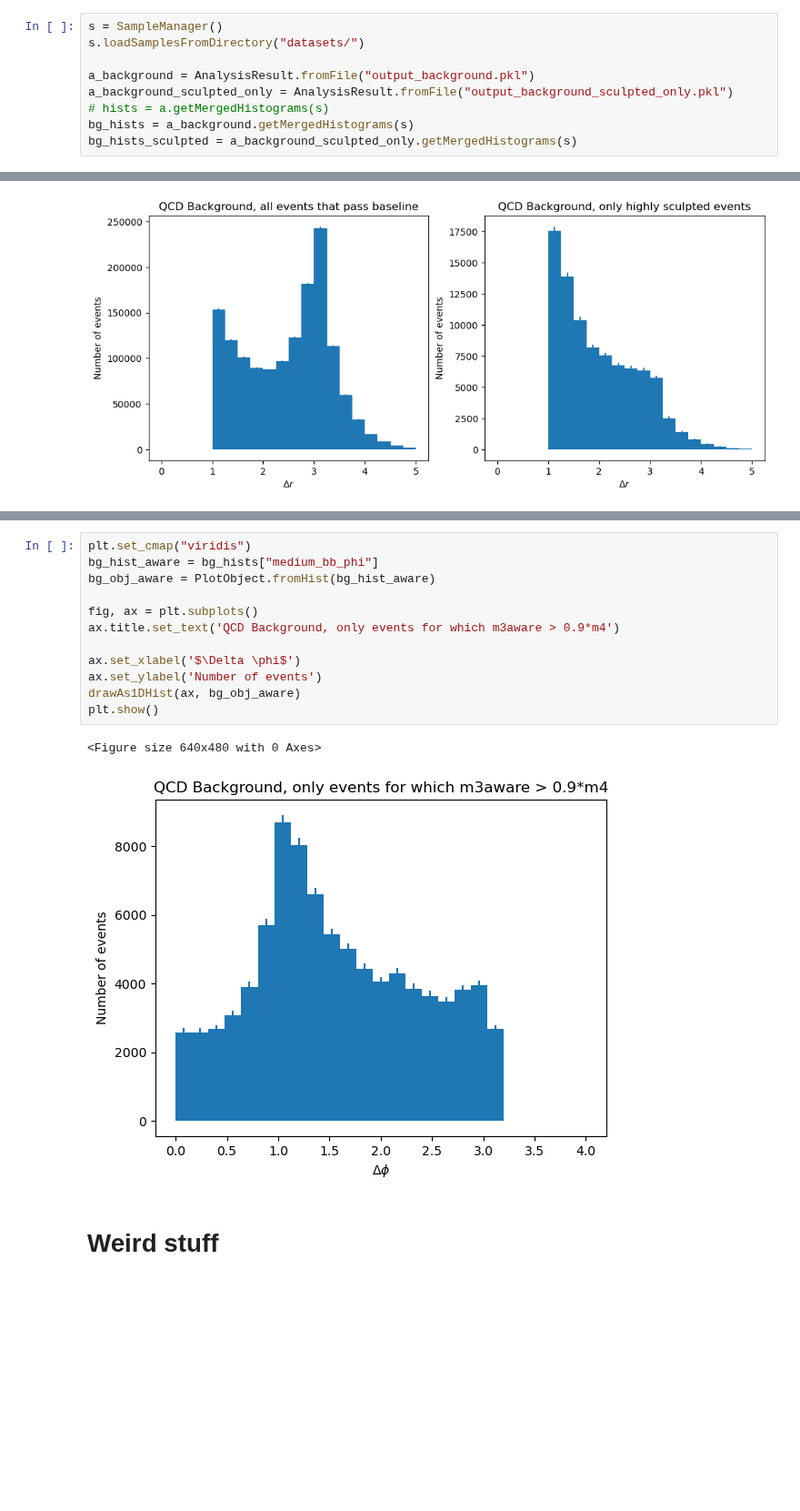
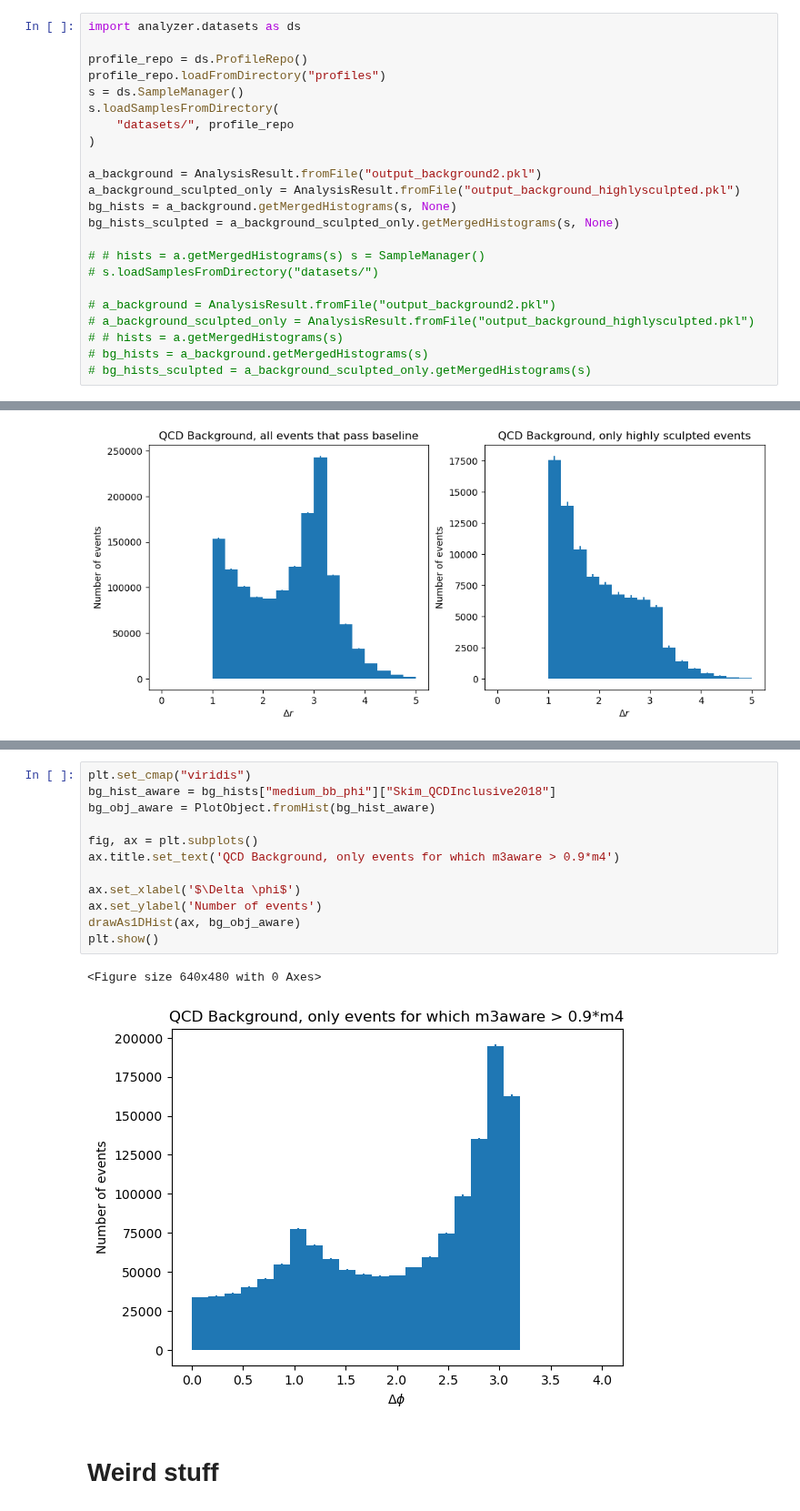
Before and after one commit to UMN-CMS/SingleStopCoffea, a Jupyter notebook: bgsculpting.ipynb, the cells around one changed output, grey strips where cells are left out. Shown at 91% size. Saved outputs shown, nothing was run; the diff lists cells and outputs as text; blank space fills up the shorter version.

```diff
--- a/bgsculpting.ipynb
+++ b/bgsculpting.ipynb
@@ -12,11 +12,25 @@ from hist import Hist
 # %% [markdown]
 # New things
 # %%
-s = SampleManager()
-s.loadSamplesFromDirectory("datasets/")
+import analyzer.datasets as ds
 
-a_background = AnalysisResult.fromFile("output_background.pkl")
-a_background_sculpted_only = AnalysisResult.fromFile("output_background_sculpted_only.pkl")
-# hists = a.getMergedHistograms(s)
-bg_hists = a_background.getMergedHistograms(s)
-bg_hists_sculpted = a_background_sculpted_only.getMergedHistograms(s)
+profile_repo = ds.ProfileRepo()
+profile_repo.loadFromDirectory("profiles")
+s = ds.SampleManager()
+s.loadSamplesFromDirectory(
+    "datasets/", profile_repo
+)
+
+a_background = AnalysisResult.fromFile("output_background2.pkl")
+a_background_sculpted_only = AnalysisResult.fromFile("output_background_highlysculpted.pkl")
+bg_hists = a_background.getMergedHistograms(s, None)
+bg_hists_sculpted = a_background_sculpted_only.getMergedHistograms(s, None)
+
+# # hists = a.getMergedHistograms(s) s = SampleManager()
+# s.loadSamplesFromDirectory("datasets/")
+
+# a_background = AnalysisResult.fromFile("output_background2.pkl")
+# a_background_sculpted_only = AnalysisResult.fromFile("output_background_highlysculpted.pkl")
+# # hists = a.getMergedHistograms(s)
+# bg_hists = a_background.getMergedHistograms(s)
+# bg_hists_sculpted = a_background_sculpted_only.getMergedHistograms(s)
@@ -83,18 +138,18 @@ plt.show()
 # %%
 plt.set_cmap("viridis")
-bg_hist_aware = bg_hists["medium_bb_phi"]
+bg_hist_aware = bg_hists["medium_bb_phi"]["Skim_QCDInclusive2018"]
 bg_obj_aware = PlotObject.fromHist(bg_hist_aware)
 
 fig, ax = plt.subplots()
 ax.title.set_text('QCD Background, only events for which m3aware > 0.9*m4')
 
 ax.set_xlabel('$\Delta \phi$')
 ax.set_ylabel('Number of events')
 drawAs1DHist(ax, bg_obj_aware)
 plt.show()
 # %% [output]
 <Figure size 640x480 with 0 Axes>
-[figure, old version]
+[figure, new version]
 # %% [markdown]
 # Weird stuff
 # %%
```
Also changed, not shown: parts of 4 cells of this notebook, 3 other files.
